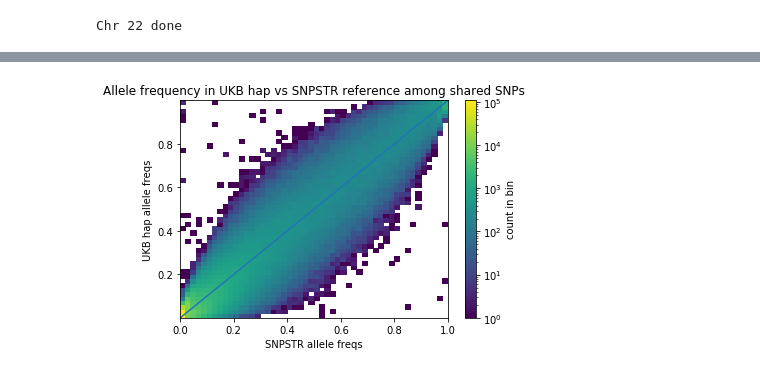
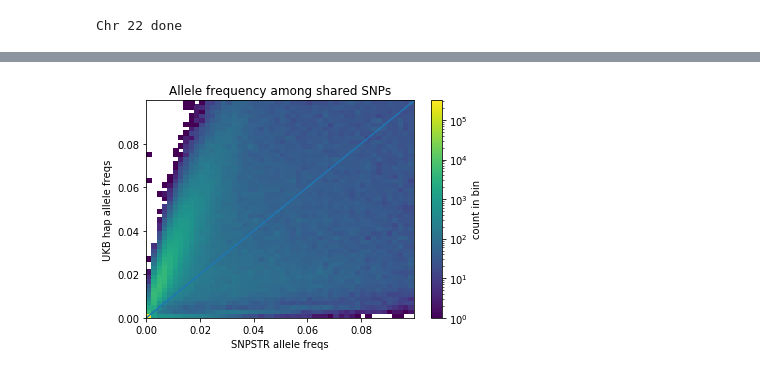
Before and after one commit to LiterallyUniqueLogin/ukbiobank_strs, a Jupyter notebook: pre_imputation_qc/allele_freqs/allele_freqs.ipynb, the cells around one changed output, grey strips where cells are left out. Saved outputs shown, nothing was run; the diff lists cells and outputs as text; code cells hidden in the pictures.

```diff
--- a/pre_imputation_qc/allele_freqs/allele_freqs.ipynb
+++ b/pre_imputation_qc/allele_freqs/allele_freqs.ipynb
@@ -71,15 +73,17 @@ plt.show()
 # %%
-graph_xs = xs[:variantCount]
-graph_ys = ys[:variantCount]
-#plt.hexbin(graph_xs, graph_ys, gridsize=100, cmap='viridis')
-fig, axes = plt.subplots()
-_, _, _, hist = axes.hist2d(graph_xs, graph_ys, bins=50, cmap='viridis', cmin=1, norm=colors.LogNorm())
-line = np.linspace(0, 1, 1000)
-fig.colorbar(hist, label='count in bin')
-axes.plot(line, line)
-axes.set_xlabel('SNPSTR allele freqs')
-axes.set_ylabel('UKB hap allele freqs')
-axes.set_title('Allele frequency in UKB hap vs SNPSTR reference among shared SNPs')
-plt.show()
+def graph_low_freq(title):
+    graph_xs = xs[np.logical_and(xs <= 0.1, ys <= 0.1)][:variantCount]
+    graph_ys = ys[np.logical_and(xs <= 0.1, ys <= 0.1)][:variantCount]
+    #plt.hexbin(graph_xs, graph_ys, gridsize=100, cmap='viridis')
+    fig, axes = plt.subplots()
+    _, _, _, hist = axes.hist2d(graph_xs, graph_ys, bins=50, cmap='viridis', cmin=1, norm=colors.LogNorm())
+    line = np.linspace(0, 0.1, 1000)
+    fig.colorbar(hist, label='count in bin')
+    axes.plot(line, line)
+    axes.set_xlabel('SNPSTR allele freqs')
+    axes.set_ylabel('UKB hap allele freqs')
+    axes.set_title(title)
+    plt.show()
+graph_low_freq('Allele frequency among shared SNPs')
 # %% [output]
-[figure, old version]
+[figure, new version]
```
Also changed, not shown: parts of 6 cells of this notebook, 12 other files.
